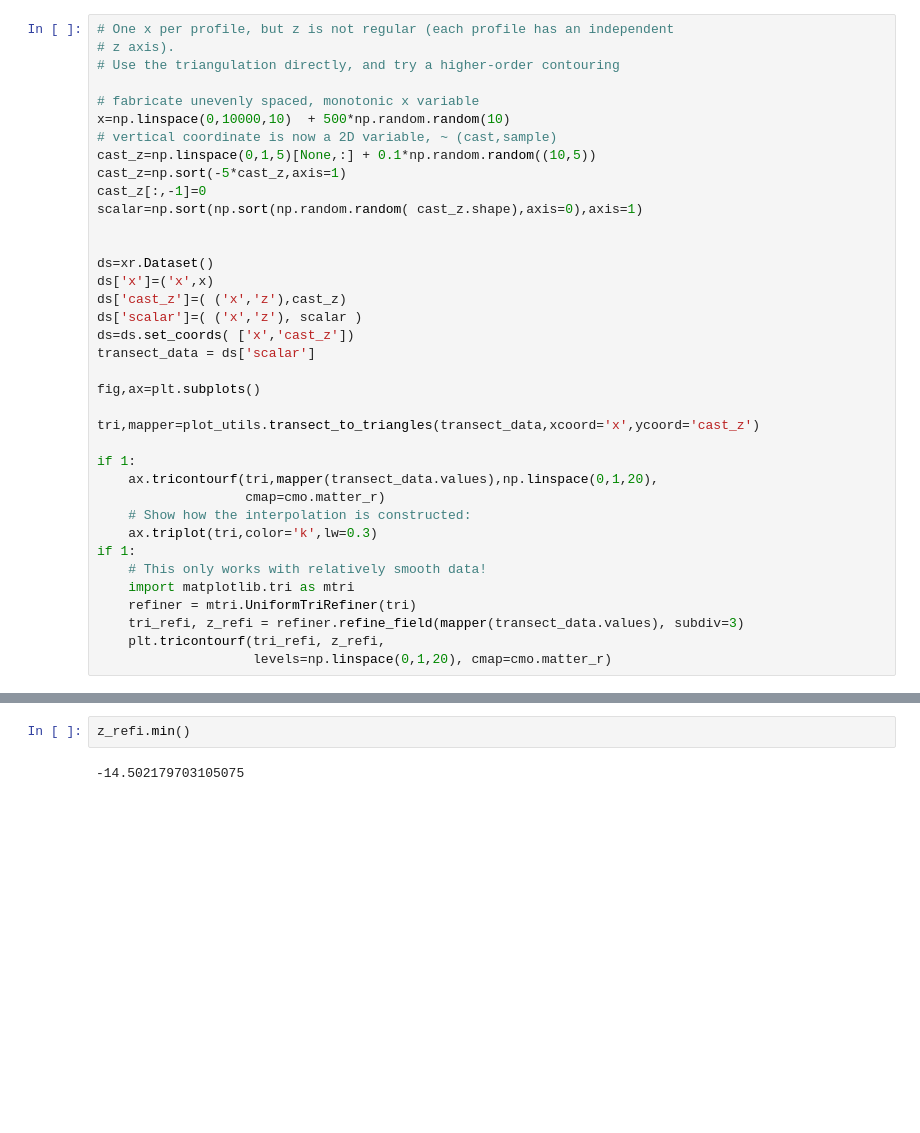
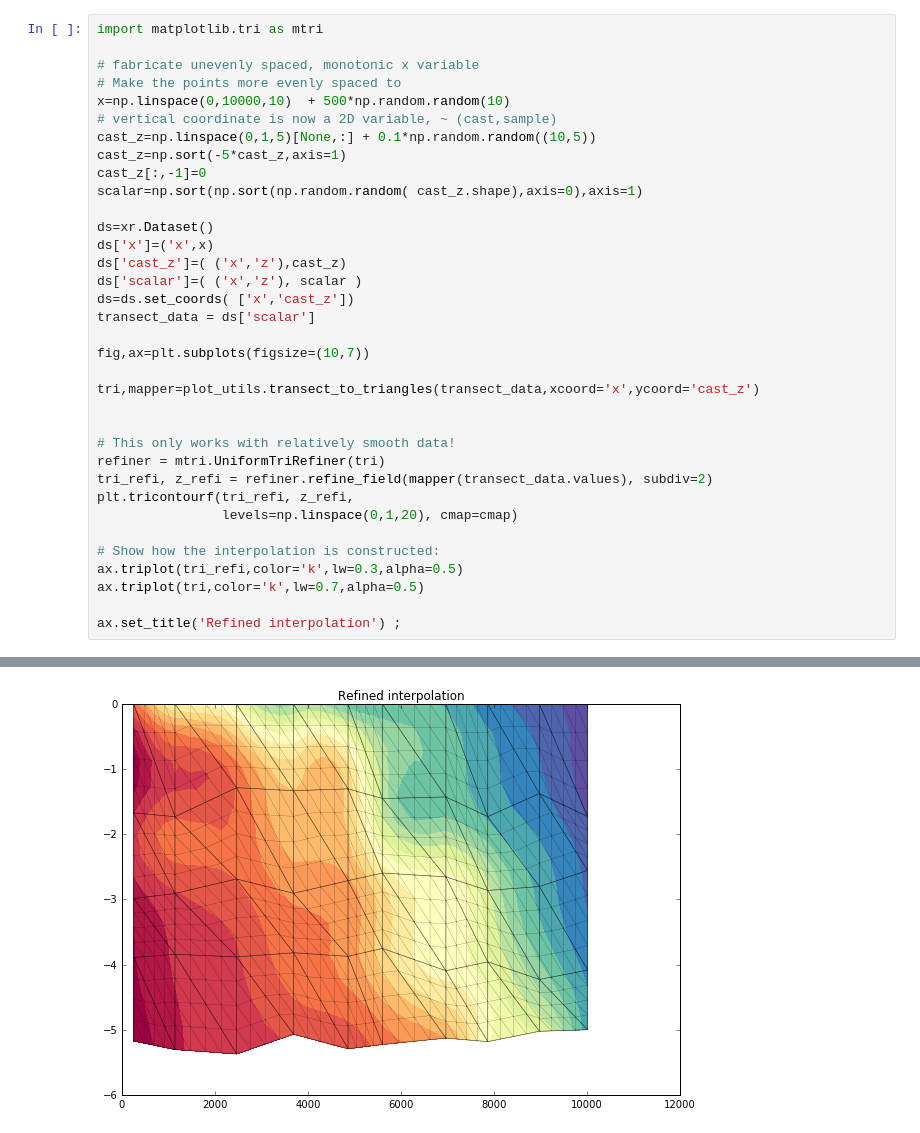
Before and after one commit to rustychris/stompy, a Jupyter notebook: examples/transects_0.ipynb, the cells around one changed output, grey strips where cells are left out. Cells and saved outputs as stored; diff of their text form; blank space fills up the shorter version.

```diff
--- a/examples/transects_0.ipynb
+++ b/examples/transects_0.ipynb
@@ -105,16 +136,14 @@ coll=plot_utils.transect_tricontourf(transect_data,ax=ax,V=np.linspace(0,1,20),
 # %%
-# One x per profile, but z is not regular (each profile has an independent
-# z axis).
-# Use the triangulation directly, and try a higher-order contouring
+import matplotlib.tri as mtri
 
 # fabricate unevenly spaced, monotonic x variable
+# Make the points more evenly spaced to
 x=np.linspace(0,10000,10)  + 500*np.random.random(10)
 # vertical coordinate is now a 2D variable, ~ (cast,sample)
 cast_z=np.linspace(0,1,5)[None,:] + 0.1*np.random.random((10,5))
 cast_z=np.sort(-5*cast_z,axis=1)
 cast_z[:,-1]=0
 scalar=np.sort(np.sort(np.random.random( cast_z.shape),axis=0),axis=1)
-
 
 ds=xr.Dataset()
 ds['x']=('x',x)
@@ -123,20 +152,20 @@ ds['scalar']=( ('x','z'), scalar )
 ds=ds.set_coords( ['x','cast_z'])
 transect_data = ds['scalar']
 
-fig,ax=plt.subplots()
+fig,ax=plt.subplots(figsize=(10,7))
 
 tri,mapper=plot_utils.transect_to_triangles(transect_data,xcoord='x',ycoord='cast_z')
 
-if 1:
-    ax.tricontourf(tri,mapper(transect_data.values),np.linspace(0,1,20),
-                   cmap=cmo.matter_r)
-    # Show how the interpolation is constructed:
-    ax.triplot(tri,color='k',lw=0.3)
-if 1:
-    # This only works with relatively smooth data!
-    import matplotlib.tri as mtri
-    refiner = mtri.UniformTriRefiner(tri)
-    tri_refi, z_refi = refiner.refine_field(mapper(transect_data.values), subdiv=3)
-    plt.tricontourf(tri_refi, z_refi,
-                    levels=np.linspace(0,1,20), cmap=cmo.matter_r)
+
+# This only works with relatively smooth data!
+refiner = mtri.UniformTriRefiner(tri)
+tri_refi, z_refi = refiner.refine_field(mapper(transect_data.values), subdiv=2)
+plt.tricontourf(tri_refi, z_refi,
+                levels=np.linspace(0,1,20), cmap=cmap)
+
+# Show how the interpolation is constructed:
+ax.triplot(tri_refi,color='k',lw=0.3,alpha=0.5)
+ax.triplot(tri,color='k',lw=0.7,alpha=0.5)
+
+ax.set_title('Refined interpolation') ;
 # %% [output]
@@ -145,4 +172 @@ if 1:
+[figure, added]
-# %%
-z_refi.min()
-# %% [output]
--14.502179703105075
```
Also changed, not shown: parts of 12 cells of this notebook, 1 other file.
